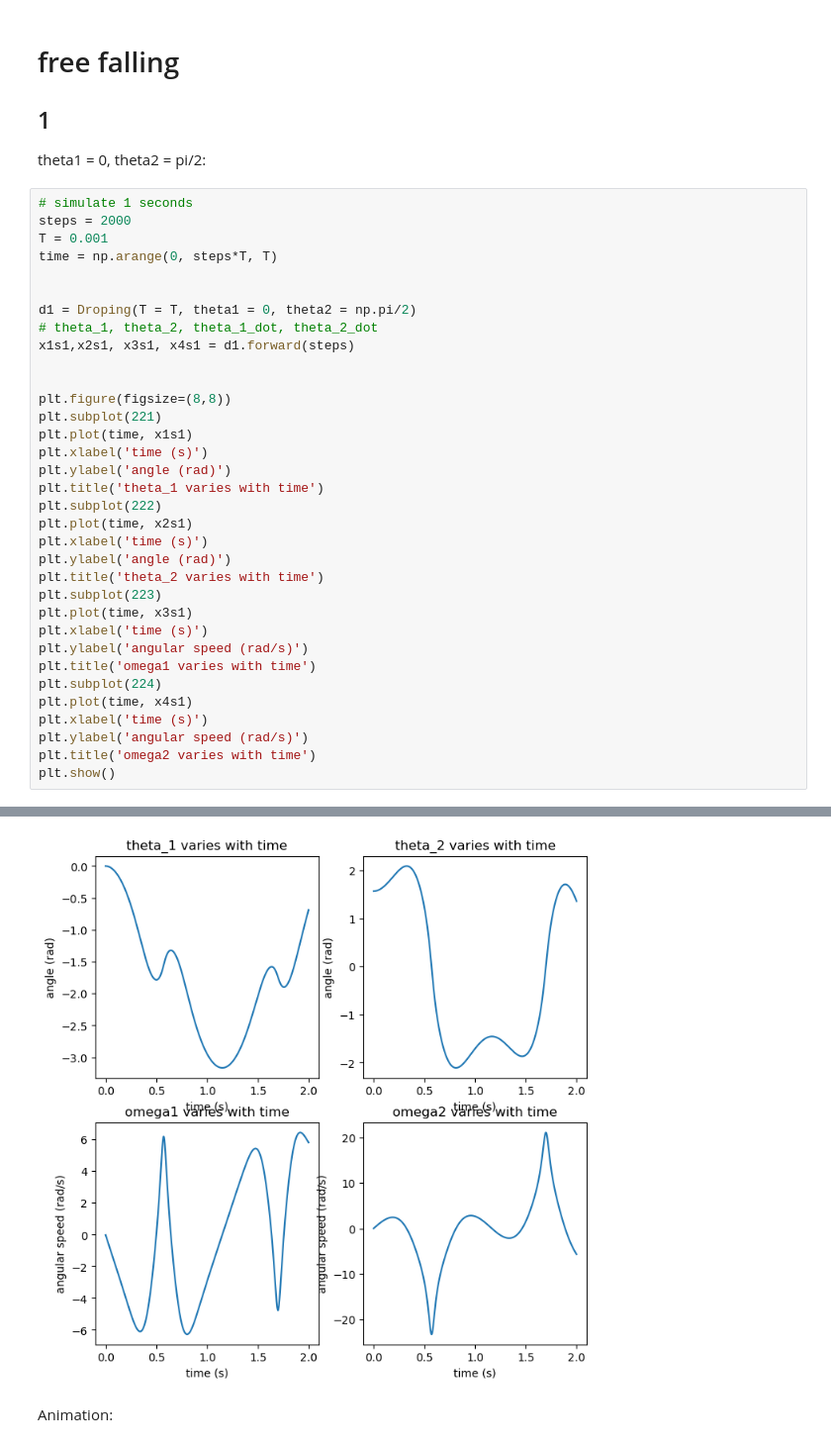
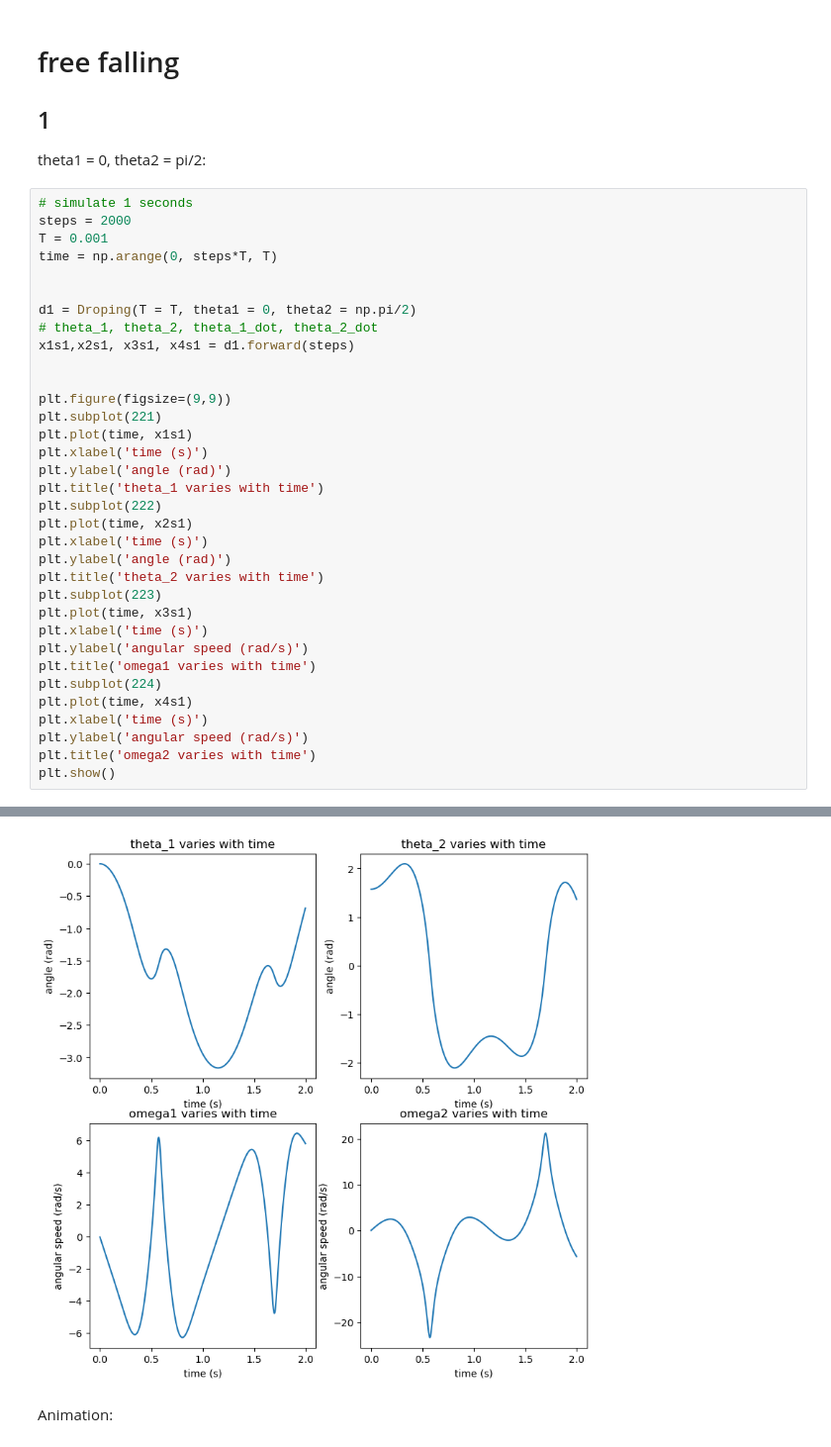
Before and after one commit to Ethylene9160/SDM366_Optimal_Estimation, a Jupyter notebook: assignments/project1/src/robotics/task3.ipynb, the cells around one changed output, grey strips where cells are left out. Shown at 99% size. Drawn from its saved outputs; the diff is of its cells as text.

```diff
--- a/assignments/project1/src/robotics/task3.ipynb
+++ b/assignments/project1/src/robotics/task3.ipynb
@@ -22,35 +22,35 @@ d1 = Droping(T = T, theta1 = 0, theta2 = np.pi/2)
 # theta_1, theta_2, theta_1_dot, theta_2_dot
 x1s1,x2s1, x3s1, x4s1 = d1.forward(steps)
 
 
-plt.figure(figsize=(8,8))
+plt.figure(figsize=(9,9))
 plt.subplot(221)
 plt.plot(time, x1s1)
 plt.xlabel('time (s)')
 plt.ylabel('angle (rad)')
 plt.title('theta_1 varies with time')
 plt.subplot(222)
 plt.plot(time, x2s1)
 plt.xlabel('time (s)')
 plt.ylabel('angle (rad)')
 plt.title('theta_2 varies with time')
 plt.subplot(223)
 plt.plot(time, x3s1)
 plt.xlabel('time (s)')
 plt.ylabel('angular speed (rad/s)')
 plt.title('omega1 varies with time')
 plt.subplot(224)
 plt.plot(time, x4s1)
 plt.xlabel('time (s)')
 plt.ylabel('angular speed (rad/s)')
 plt.title('omega2 varies with time')
 plt.show()
 # %% [output]
 shape of M: (2, 2)
 shape of c: (2, 1)
 shape of g: (2, 1)
 shape of tau: (2, 1)
-[figure, old version]
+[figure, new version]
 # %% [markdown]
 Animation:
 # %%
```
Also changed, not shown: parts of 1 cell of this notebook.
